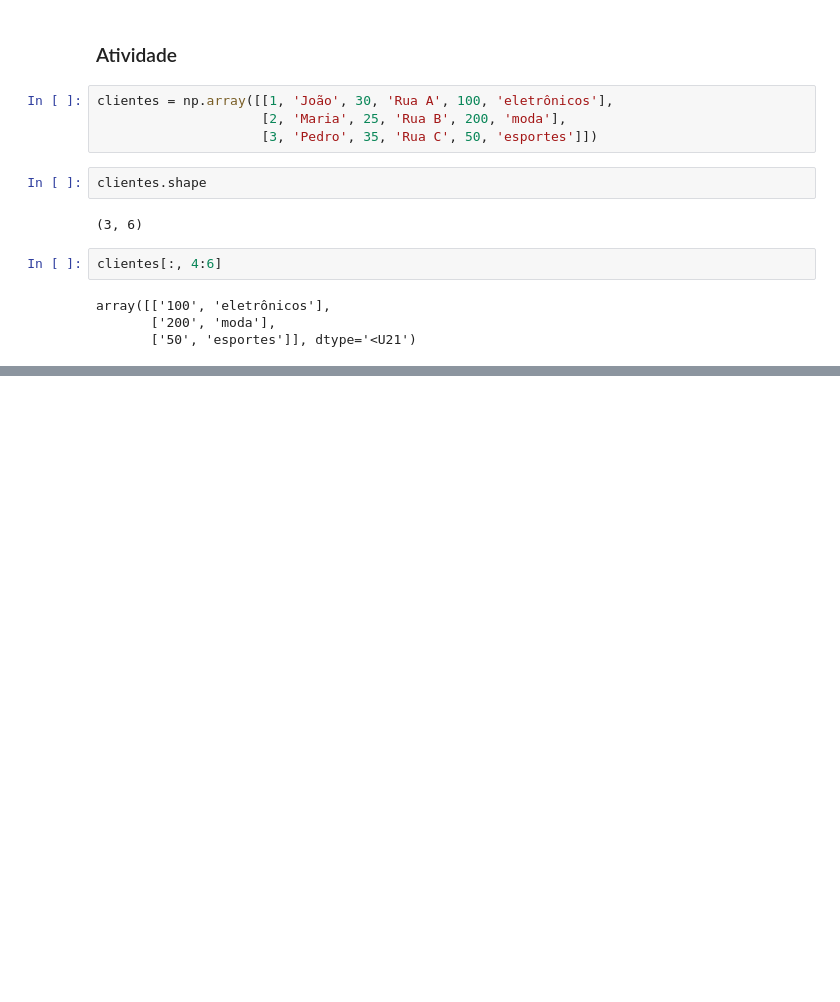
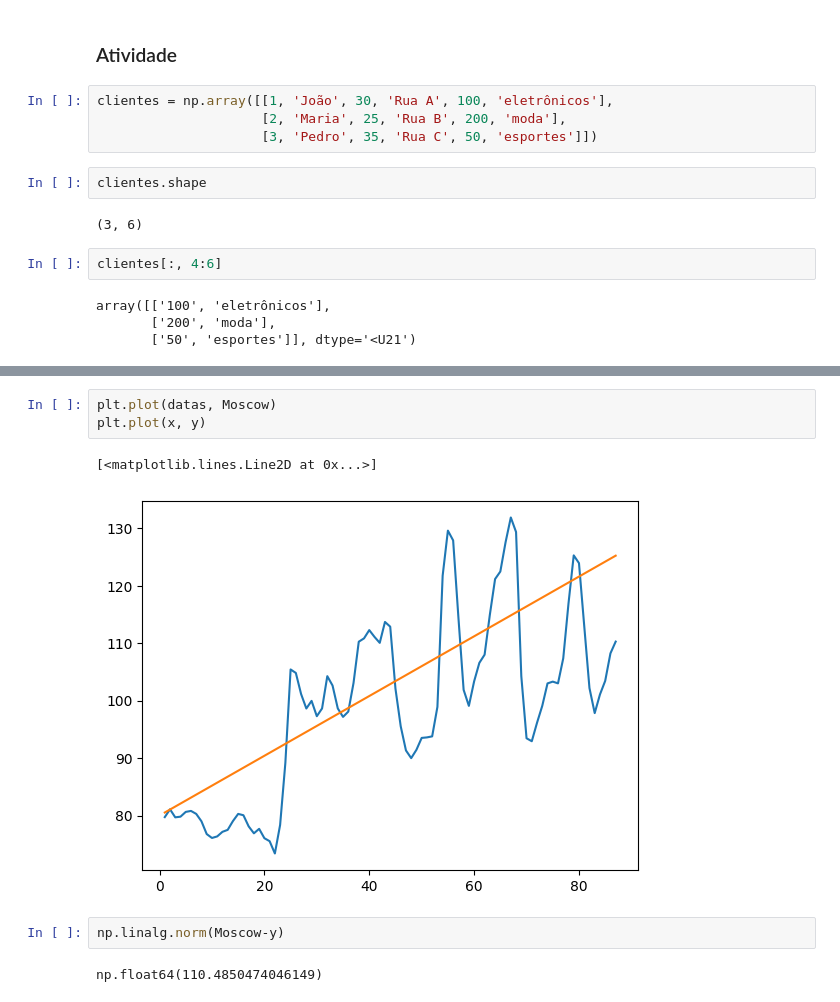
Before and after one commit to sarasantosdev/numpy_estudos, a Jupyter notebook: numpy_python_ds_aula_1.ipynb, the cells around one changed output, grey strips where cells are left out. Drawn from its saved outputs; the diff is of its cells as text; blank space fills up the shorter version.

```diff
--- a/numpy_python_ds_aula_1.ipynb
+++ b/numpy_python_ds_aula_1.ipynb
@@ -158,0 +249,10 @@ array([['100', 'eletrônicos'],
+# %%
+plt.plot(datas, Moscow)
+plt.plot(x, y)
+# %% [output]
+[<matplotlib.lines.Line2D at 0x...>]
+[figure, added]
+# %%
+np.linalg.norm(Moscow-y)
+# %% [output]
+np.float64(110.4850474046149)
```
Also changed, not shown: parts of 22 cells of this notebook.
